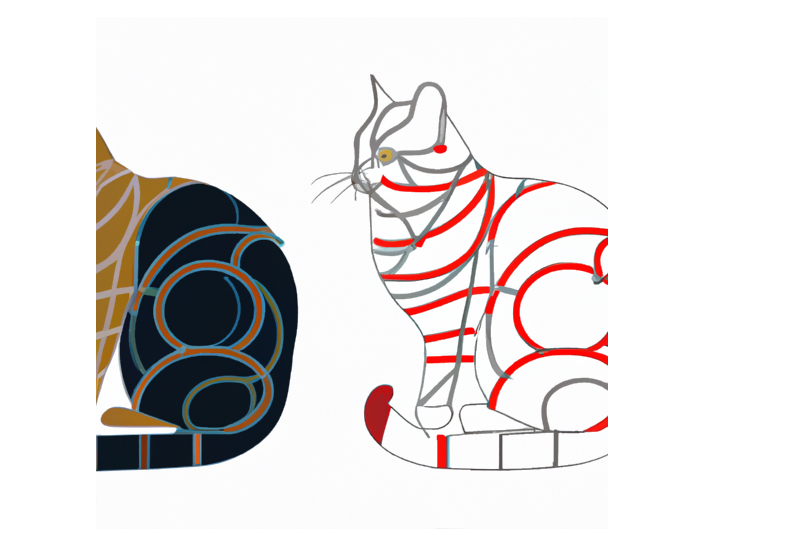
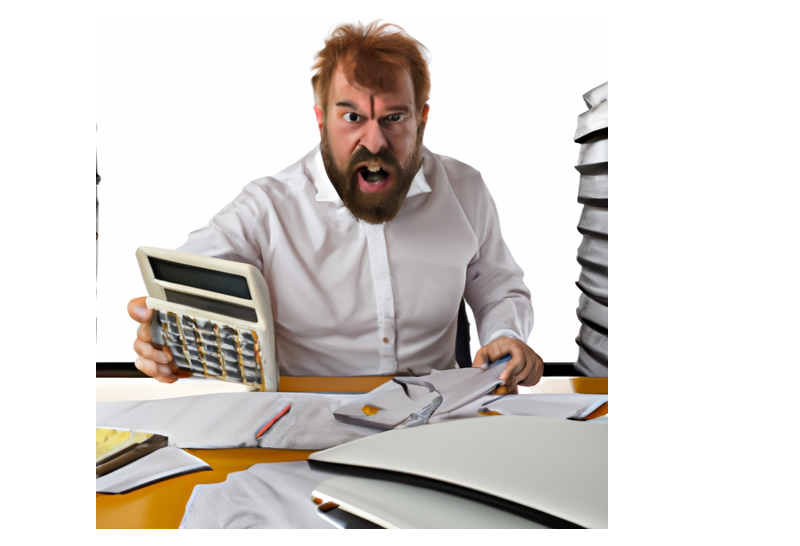
Before and after one commit to thedanindanger/yaads-examples, a Jupyter notebook: imageGeneration/imageGen.ipynb, the cells around one changed output. Saved outputs shown, nothing was run; the diff lists cells and outputs as text; code cells hidden in the pictures.

```diff
--- a/imageGeneration/imageGen.ipynb
+++ b/imageGeneration/imageGen.ipynb
@@ -6,21 +6,23 @@ from io import BytesIO
 # %%
 #Create your own local directory and store the key file from openai
 key = open("./.config/openai.key").read()
+# %%
+image_prompt ="Angry accountant"
 # %%
 import os
 import openai
 
 # Load your API key from an environment variable or secret management service
 openai.api_key = key
 
 response = openai.Image.create(
-  prompt="Mixed hypergraph coloring and cats",
+  prompt=image_prompt,
   n=1,
   size="512x512"
 )
 image_url = response['data'][0]['url']
 response = requests.get(image_url)
 img = Image.open(BytesIO(response.content))
 img
 # %% [output]
-[figure, old version]
+[figure, new version]
```
Also changed, not shown: parts of 1 cell of this notebook, 1 other file.
